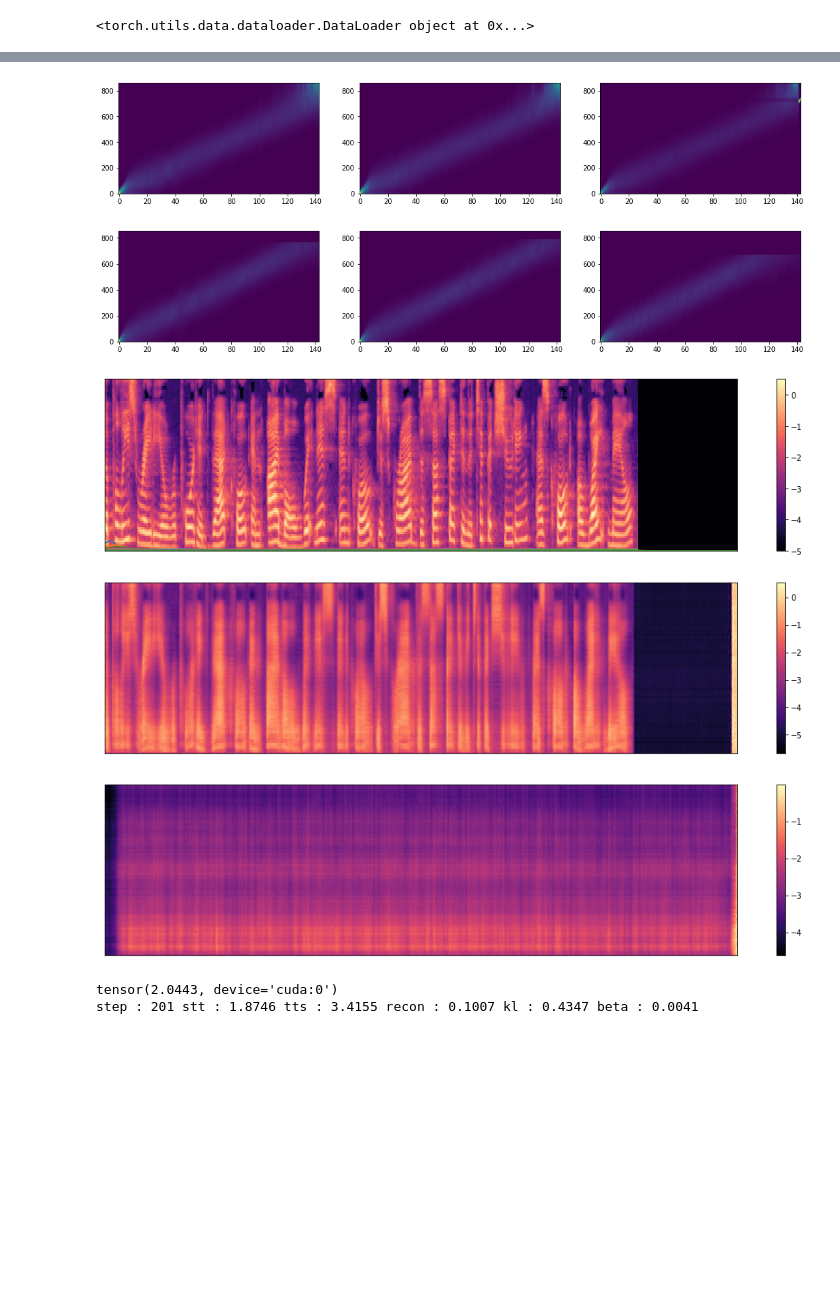
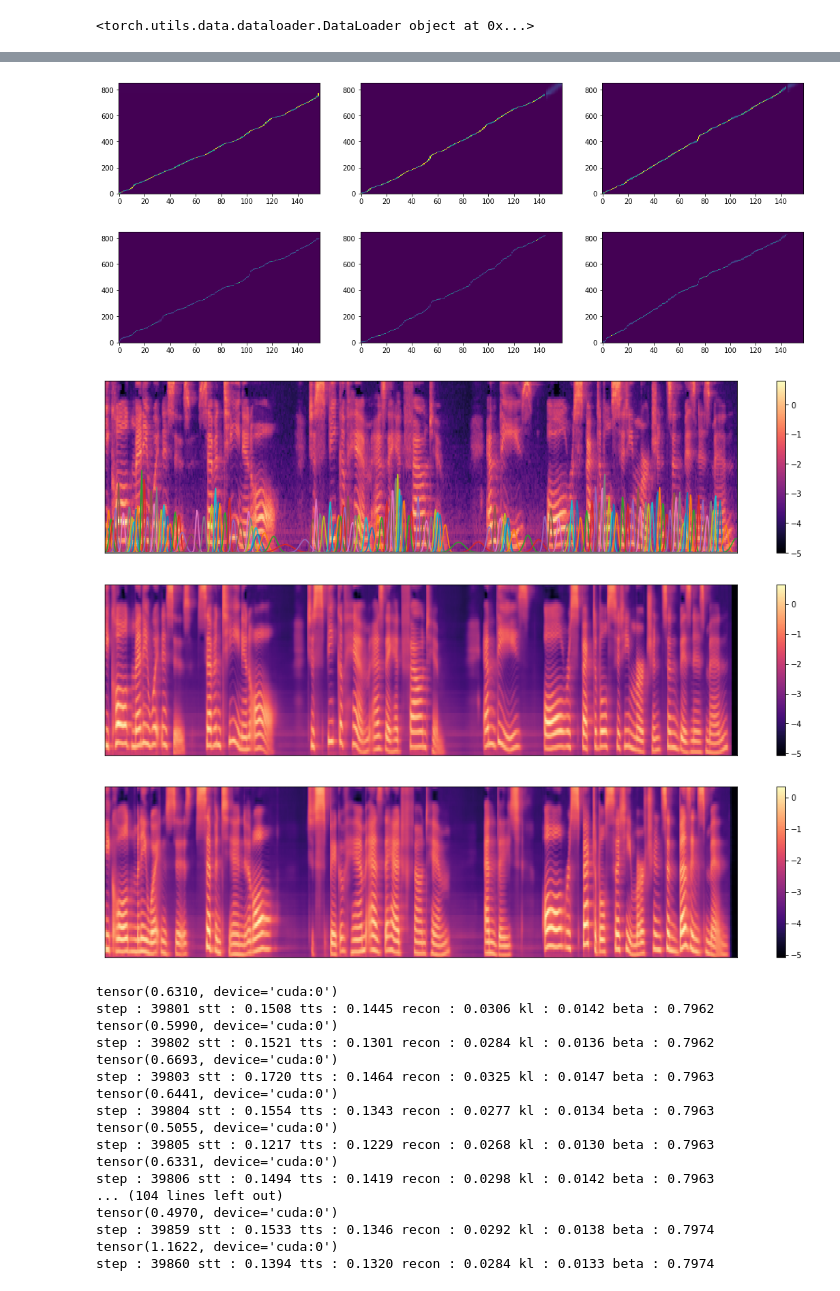
Before and after one commit to scpark20/kimchi-tts, a Jupyter notebook: light42_model.ipynb, the cells around one changed output, grey strips where cells are left out. Drawn from its saved outputs; the diff is of its cells as text; code cells hidden in the pictures; blank space fills up the shorter version.

```diff
--- a/light42_model.ipynb
+++ b/light42_model.ipynb
@@ -47,7 +49,7 @@ model = Model(stt_hparams, tts_hparams)
 model = model.cuda()
 optimizer = torch.optim.Adam(model.parameters(), lr=tts_hparams.lr, weight_decay=tts_hparams.weight_decay)
 
-step = 0
+step = 39726
 
 size = sizeof_fmt(4 * sum(p.numel() for p in model.parameters()))
 print(f"Model size {size}")
@@ -61,7 +63,7 @@ print(f"MelEncoder size {size}")
 size = sizeof_fmt(4 * sum(p.numel() for p in model.tts.mel_decoder.parameters()))
 print(f"MelDecoder size {size}")
 
-if False:
+if True:
     model, optimizer, step = logger.load(step, model, optimizer)
 print(step)
 
@@ -151,7 +154,7 @@ while(True):
                 times = []
                 for _ in range(10):
                     t0 = time.time()
-                    samples, _ = model.inference(batch['text'], batch['mels'].size(2), stt_outputs["alignments"], temperature=0.7)
+                    samples, _ = model.inference(batch['text'], batch['mels'].size(2), stt_outputs["alignments"], temperature=1.0)
                     t1 = time.time()
                     times.append(t1 - t0)
                 times = np.array(times)
@@ -201,7 +204,22 @@ elapsed time : 0.018249034881591797
-[figure, old version]
+[figure, new version]
-[figure, old version]
+[figure, new version]
-[figure, old version]
+[figure, new version]
-[figure, old version]
+[figure, new version]
-[figure, old version]
+[figure, new version]
-tensor(2.0443, device='cuda:0')
-step : 201 stt : 1.8746 tts : 3.4155 recon : 0.1007 kl : 0.4347 beta : 0.0041
+tensor(0.6310, device='cuda:0')
+step : 39801 stt : 0.1508 tts : 0.1445 recon : 0.0306 kl : 0.0142 beta : 0.7962
+tensor(0.5990, device='cuda:0')
+step : 39802 stt : 0.1521 tts : 0.1301 recon : 0.0284 kl : 0.0136 beta : 0.7962
+tensor(0.6693, device='cuda:0')
+step : 39803 stt : 0.1720 tts : 0.1464 recon : 0.0325 kl : 0.0147 beta : 0.7963
+tensor(0.6441, device='cuda:0')
+step : 39804 stt : 0.1554 tts : 0.1343 recon : 0.0277 kl : 0.0134 beta : 0.7963
+tensor(0.5055, device='cuda:0')
+step : 39805 stt : 0.1217 tts : 0.1229 recon : 0.0268 kl : 0.0130 beta : 0.7963
+tensor(0.6331, device='cuda:0')
+step : 39806 stt : 0.1494 tts : 0.1419 recon : 0.0298 kl : 0.0142 beta : 0.7963
+... (104 lines left out)
+tensor(0.4970, device='cuda:0')
+step : 39859 stt : 0.1533 tts : 0.1346 recon : 0.0292 kl : 0.0138 beta : 0.7974
+tensor(1.1622, device='cuda:0')
+step : 39860 stt : 0.1394 tts : 0.1320 recon : 0.0284 kl : 0.0133 beta : 0.7974
```
Also changed, not shown: parts of 9 cells of this notebook, 6 other files.
